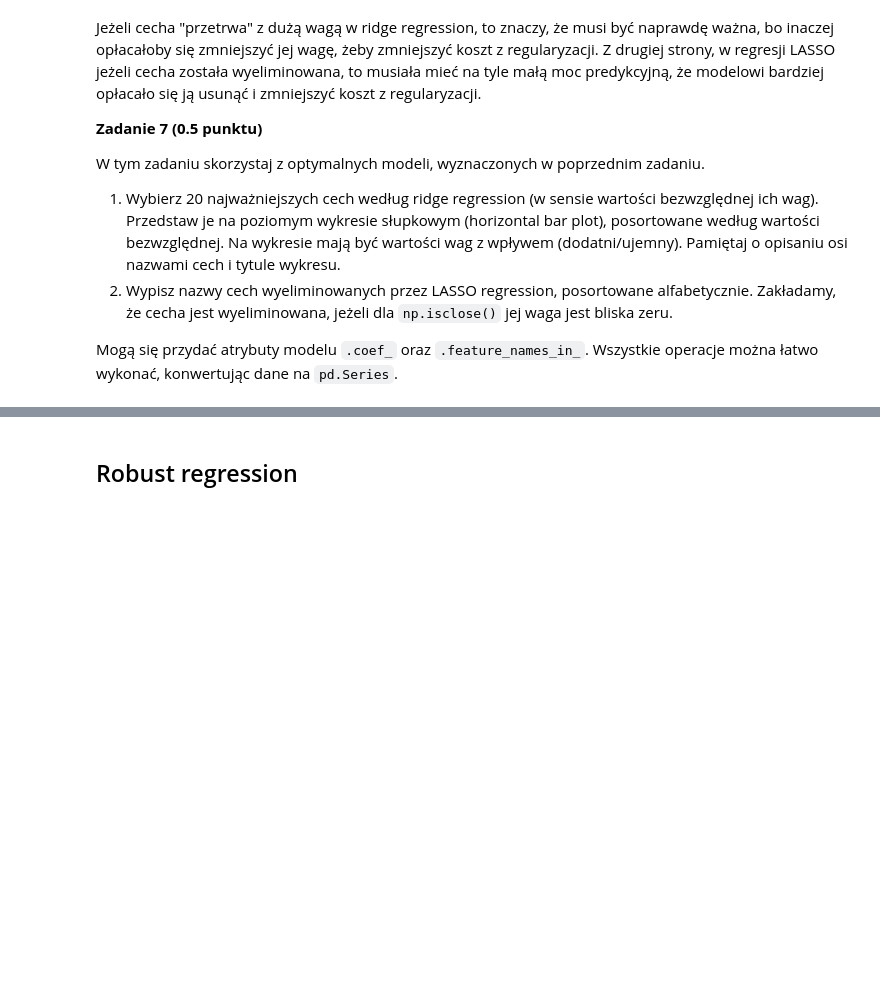
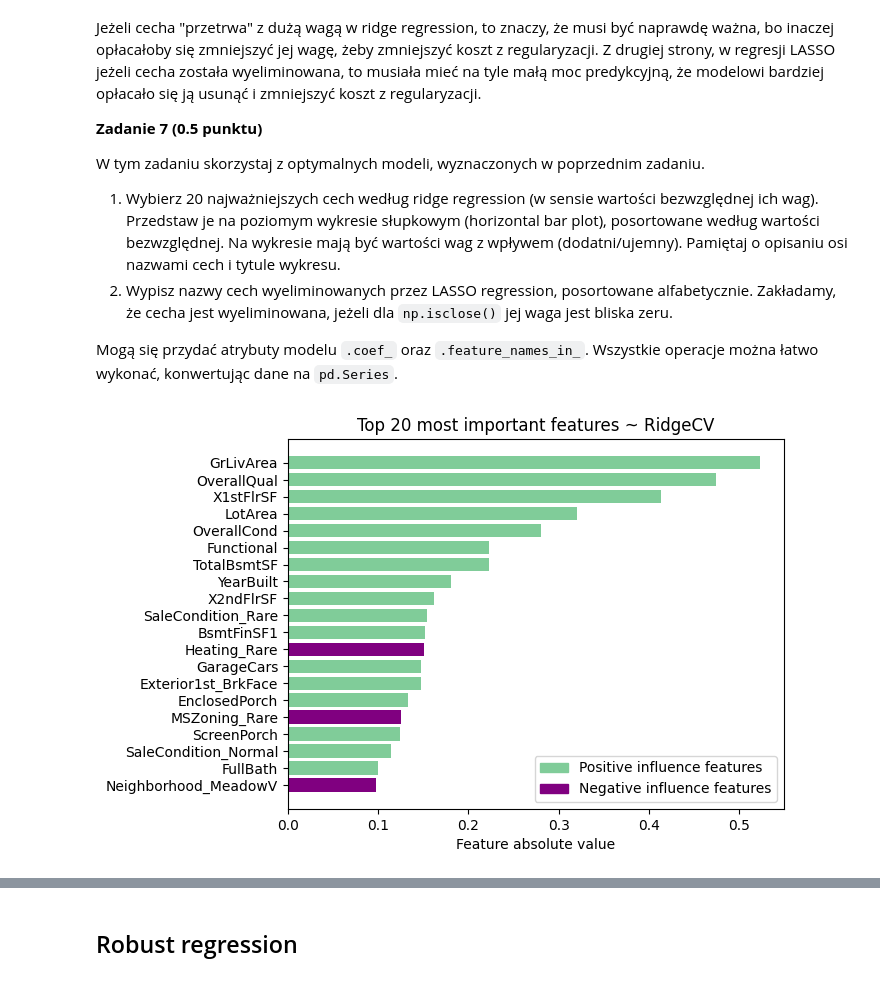
Before and after one commit to OlGierd03/ML-Basics, a Jupyter notebook: lab1/notebook.ipynb, the cells around one changed output, grey strips where cells are left out. Drawn from its saved outputs; the diff is of its cells as text; code cells hidden in the pictures; blank space fills up the shorter version.

```diff
--- a/lab1/notebook.ipynb
+++ b/lab1/notebook.ipynb
@@ -479,7 +479,7 @@ W praktyce często interesuje nas kilka metryk, a mamy dużo modeli do sprawdzan
 # %%
 from sklearn.metrics import root_mean_squared_error, mean_absolute_error
 
-def evaluate_model(
+def _evaluate_model(
     y_train: np.ndarray,
     y_test: np.ndarray,
     y_pred_train: np.ndarray,
@@ -562,6 +565,5 @@ Przydadzą się `np.linspace()`, `RidgeCV` oraz `LassoCV`.
 # %%
 from sklearn.linear_model import RidgeCV, LassoCV
-from sklearn.metrics import make_scorer
 from time import time
 
 def regression_cv_zad6(
@@ -569,7 +571,7 @@ def regression_cv_zad6(
     X_test: np.ndarray,
     y_train: np.ndarray,
     y_test: np.ndarray,
-) -> None:
+) -> Tuple[RidgeCV, LassoCV]:
     # PART1 --- estimating order of magnitude
     orders_of_magnitude = np.logspace(-3, 3, base=10, num=7)
 
@@ -580,32 +582,35 @@ def regression_cv_zad6(
     lasso_cv_reg_basic.fit(X_train, y_train)
 
     # PART2 --- estimating precise value of regularization parameter
-    ridge_web = np.logspace(np.log10(ridge_cv_reg_basic.alpha_) - 1, np.log10(ridge_cv_reg_basic.alpha_) + 1, 500)
+    ridge_grid = np.logspace(np.log10(ridge_cv_reg_basic.alpha_) - 1, np.log10(ridge_cv_reg_basic.alpha_) + 1, 500)
     start = time()
-    ridge_cv_reg = RidgeCV(alphas=ridge_web, scoring="neg_mean_absolute_error", store_cv_results=True)
+    ridge_cv_reg = RidgeCV(alphas=ridge_grid, scoring="neg_mean_absolute_error", store_cv_results=True)
     ridge_cv_reg.fit(X_train, y_train)
     end = time()
     print("----- RIDGE_CV -----")
     print(f"Timed {end-start} for RidgeCV")
     y_pred_train_ridge = ridge_cv_reg.predict(X_train)
     y_pred_test_ridge = ridge_cv_reg.predict(X_test)
-    evaluate_model(y_train, y_test, y_pred_train_ridge, y_pred_test_ridge)
+    _evaluate_model(y_train, y_test, y_pred_train_ridge, y_pred_test_ridge)
     print(f"Optimal value of alpha regularization parameter for RidgeCV: {ridge_cv_reg.alpha_:.4f}")
 
     print("") # newline
 
-    lasso_web = np.logspace(np.log10(lasso_cv_reg_basic.alpha_) - 1, np.log10(lasso_cv_reg_basic.alpha_) + 1, 500)
+    lasso_grid = np.logspace(np.log10(lasso_cv_reg_basic.alpha_) - 1, np.log10(lasso_cv_reg_basic.alpha_) + 1, 500)
     start = time()
-    lasso_cv_reg = LassoCV(alphas=lasso_web, cv=5, random_state=0)
+    lasso_cv_reg = LassoCV(alphas=lasso_grid, cv=5, random_state=0)
     lasso_cv_reg.fit(X_train, y_train)
     end = time()
     print("----- LASSO_CV -----")
     print(f"Timed {end-start} for LassoCV")
     y_pred_train_lasso = lasso_cv_reg.predict(X_train)
     y_pred_test_lasso = lasso_cv_reg.predict(X_test)
-    evaluate_model(y_train, y_test, y_pred_train_lasso, y_pred_test_lasso)
+    _evaluate_model(y_train, y_test, y_pred_train_lasso, y_pred_test_lasso)
     print(f"Optimal value of alpha regularization parameter for LassoCV: {lasso_cv_reg.alpha_:.4f}")
 
-regression_cv_zad6(X_train, X_test, y_train, y_test)
+    return (ridge_cv_reg, lasso_cv_reg)
+
+
+ridge_reg, lasso_reg = regression_cv_zad6(X_train, X_test, y_train, y_test)
 # %% [output]
 ----- RIDGE_CV -----
@@ -632,3 +637,24 @@ W tym zadaniu skorzystaj z optymalnych modeli, wyznaczonych w poprzednim zadaniu
 2. Wypisz nazwy cech wyeliminowanych przez LASSO regression, posortowane alfabetycznie. Zakładamy, że cecha jest wyeliminowana, jeżeli dla `np.isclose()` jej waga jest bliska zeru.
 
 Mogą się przydać atrybuty modelu `.coef_` oraz `.feature_names_in_`. Wszystkie operacje można łatwo wykonać, konwertując dane na `pd.Series`.
+# %%
+import matplotlib.patches as mpatches
+
+def plot_top20_features_zad7(ridge_reg: RidgeCV, title: str) -> None:
+    features = pd.Series(data=ridge_reg.coef_, index=ridge_reg.feature_names_in_)
+    features_ordered = features.sort_values(ascending=False, key=abs)
+    top20_features = features_ordered[19::-1]
+
+    colors=[(0.5, 0.8, 0.6) if v > 0 else 'purple' for v in top20_features]
+    plt.barh(top20_features.index, top20_features.abs().values, color=colors)
+    green_patch = mpatches.Patch(color=(0.5, 0.8, 0.6), label="Positive influence features")
+    purple_patch = mpatches.Patch(color='purple', label="Negative influence features")
+    plt.legend(handles=[green_patch, purple_patch])
+    plt.title(title)
+    plt.xlabel("Feature absolute value")
+    plt.show()
+
+
+plot_top20_features_zad7(ridge_reg, title="Top 20 most important features ~ RidgeCV")
+# %% [output]
+[figure, added]
```
Also changed, not shown: parts of 18 cells of this notebook.
